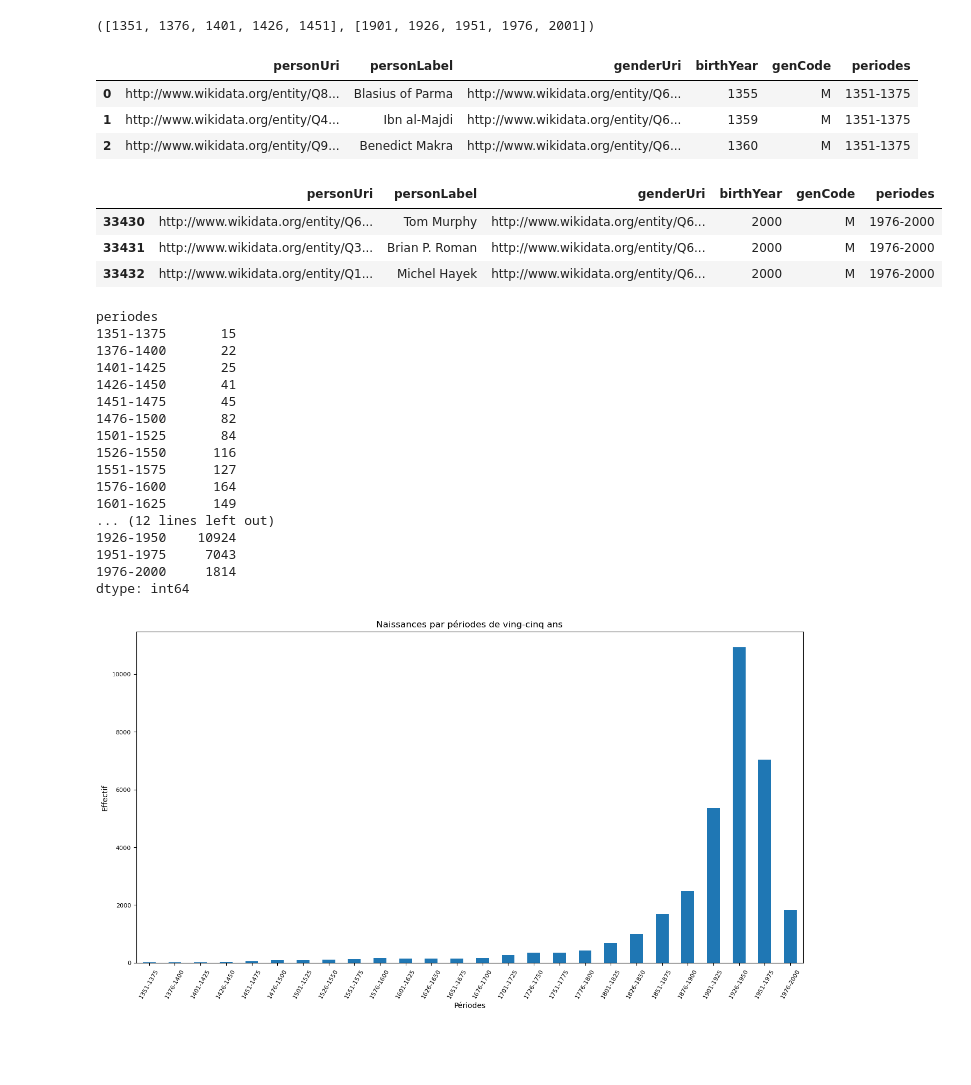
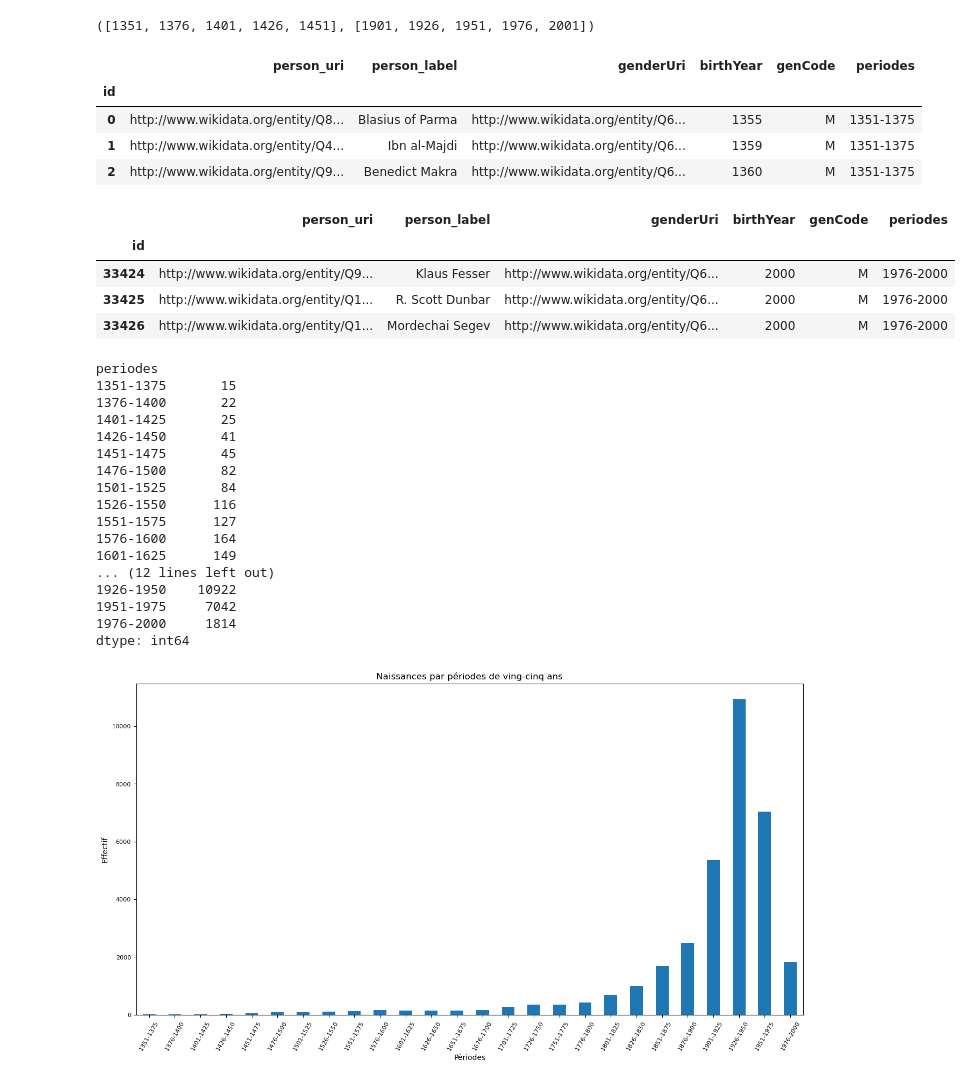
Before and after one commit to Chiodo53/astronomers, a Jupyter notebook: notebooks_jupyter/wikidata_exploration/distribution_naissances.ipynb, the cells around one changed output. Saved outputs shown, nothing was run; the diff lists cells and outputs as text; code cells hidden in the pictures; blank space fills up the shorter version.

```diff
--- a/notebooks_jupyter/wikidata_exploration/distribution_naissances.ipynb
+++ b/notebooks_jupyter/wikidata_exploration/distribution_naissances.ipynb
@@ -207,3 +241,4 @@ def code_gender(g_uri):
 # %%
-df_b['genCode'] = df_b.apply(lambda x: code_gender(x['genderUri']), axis=1)
+### On ajoute une nouvelle colonne et y on met pour chaque ligne le résultat de la fonction
+df_p['genCode'] = df_p.apply(lambda x: code_gender(x['genderUri']), axis=1)
 # %%
@@ -238,3 +270,5 @@ memory usage: 264.9+ KB
 # %%
-df_b['birthYear'] = df_b['birthYear'].astype(int)
+### On transforme le type de valeur de la colonne BirthYear
+# de objet à entier
+df_p['birthYear'] = df_p['birthYear'].astype(int)
 # %%
@@ -303,4 +313,4 @@ plt.show()
 # %%
 ### Créer une copie indépendante du DataFrame (attention aux copies de variables qui sont seulement des alias)
-cdf_b = df_b[df_b['birthYear'] < 2001].copy(deep=True)
+cdf_p = df_p[df_p['birthYear'] < 2001].copy(deep=True)
 # %%
@@ -318,32 +337,35 @@ l_25[:5],l_25[-5:]
 # %% [output]
 ([1351, 1376, 1401, 1426, 1451], [1901, 1926, 1951, 1976, 2001])
 # %%
+### fonction pd.cut : https://pandas.pydata.org/pandas-docs/stable/reference/api/pandas.cut.html
+# On ajoute une nouvelle colonne qui contient la période sur la base de la liste précédente
+# et de la valeur de l'année
 
-## fonction pd.cut : https://pandas.pydata.org/pandas-docs/stable/reference/api/pandas.cut.html
-
-
-cdf_b['periodes'] = pd.cut(cdf_b['birthYear'], l_25, right=False)
+cdf_p['periodes'] = pd.cut(cdf_p['birthYear'], l_25, right=False)
 
 ### Transformer le code ajouté pour qu'il soit plus lisible
 # noter qu'on a arrondi les valeurs
-cdf_b['periodes'] = cdf_b['periodes'].apply(lambda x : str(int(x.left))+'-'+ str(int(x.right)-1))
+cdf_p['periodes'] = cdf_p['periodes'].apply(lambda x : str(int(x.left))+'-'+ str(int(x.right)-1))
 
 # Inspection
-cdf_b.head(3)
+cdf_p.head(3)
 # %% [output]
-|  | personUri | personLabel | genderUri | birthYear | genCode | periodes |
+|  | person_uri | person_label | genderUri | birthYear | genCode | periodes |
+| id |  |  |  |  |  |  |
 | 0 | http://www.wikidata.org/entity/Q8... | Blasius of Parma | http://www.wikidata.org/entity/Q6... | 1355 | M | 1351-1375 |
 | 1 | http://www.wikidata.org/entity/Q4... | Ibn al-Majdi | http://www.wikidata.org/entity/Q6... | 1359 | M | 1351-1375 |
 | 2 | http://www.wikidata.org/entity/Q9... | Benedict Makra | http://www.wikidata.org/entity/Q6... | 1360 | M | 1351-1375 |
 # %%
-cdf_b[cdf_b.birthYear == 2000][:3]
+cdf_p[cdf_p.birthYear == 2000][:3]
 # %% [output]
-|  | personUri | personLabel | genderUri | birthYear | genCode | periodes |
-| 33430 | http://www.wikidata.org/entity/Q6... | Tom Murphy | http://www.wikidata.org/entity/Q6... | 2000 | M | 1976-2000 |
-| 33431 | http://www.wikidata.org/entity/Q3... | Brian P. Roman | http://www.wikidata.org/entity/Q6... | 2000 | M | 1976-2000 |
-| 33432 | http://www.wikidata.org/entity/Q1... | Michel Hayek | http://www.wikidata.org/entity/Q6... | 2000 | M | 1976-2000 |
+|  | person_uri | person_label | genderUri | birthYear | genCode | periodes |
+| id |  |  |  |  |  |  |
+| 33424 | http://www.wikidata.org/entity/Q9... | Klaus Fesser | http://www.wikidata.org/entity/Q6... | 2000 | M | 1976-2000 |
+| 33425 | http://www.wikidata.org/entity/Q1... | R. Scott Dunbar | http://www.wikidata.org/entity/Q6... | 2000 | M | 1976-2000 |
+| 33426 | http://www.wikidata.org/entity/Q1... | Mordechai Segev | http://www.wikidata.org/entity/Q6... | 2000 | M | 1976-2000 |
 # %%
-cdf_b.groupby(by='periodes').size()
+### compter les naissances par périodes de 25 ans
+cdf_p.groupby(by='periodes').size()
 # %% [output]
 periodes
 1351-1375       15
@@ -358,8 +380,8 @@ periodes
 1576-1600      164
 1601-1625      149
 ... (12 lines left out)
-1926-1950    10924
-1951-1975     7043
+1926-1950    10922
+1951-1975     7042
 1976-2000     1814
 dtype: int64
 # %%
```
Also changed, not shown: parts of 47 cells of this notebook.
